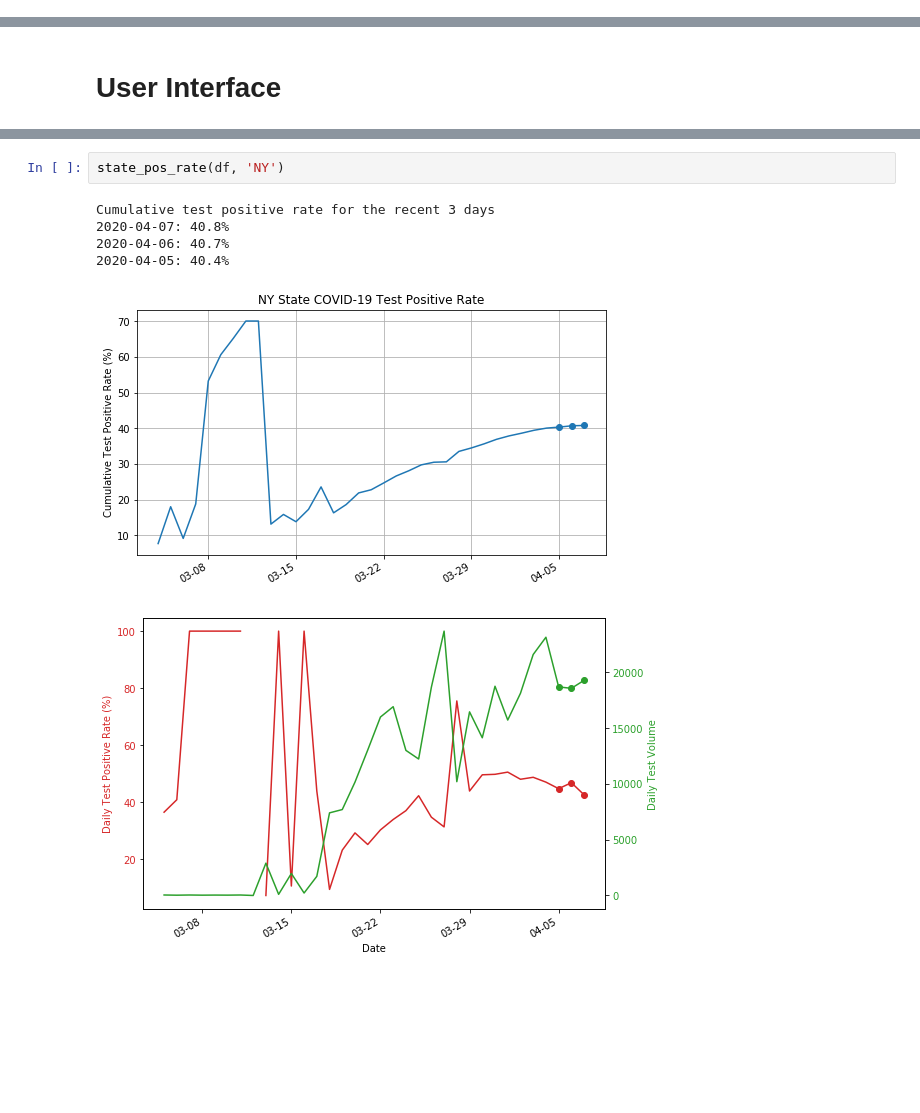
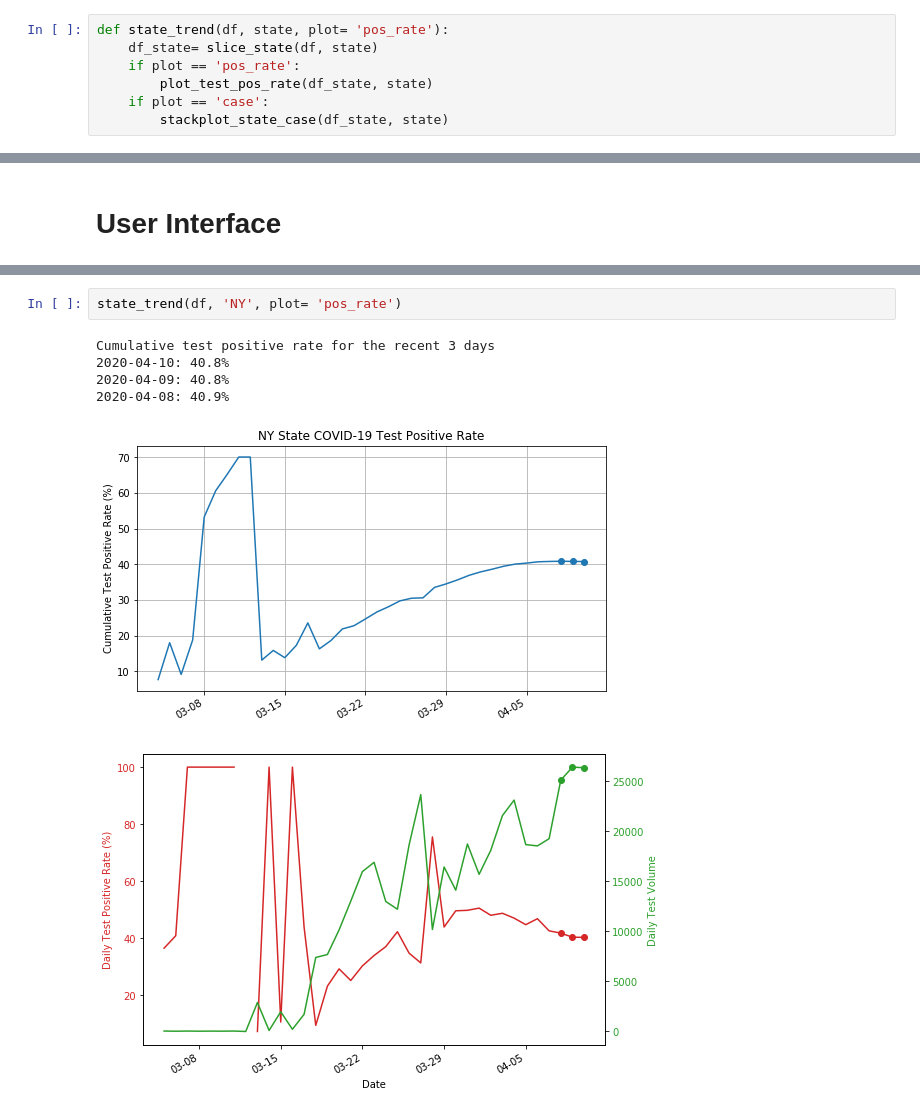
Before and after one commit to kl884/COVID-19-Test-Positive-Rate, a Jupyter notebook: python/COVID-19 Test Positive Rate.ipynb, the cells around one changed output, grey strips where cells are left out. Saved outputs shown, nothing was run; the diff lists cells and outputs as text; blank space fills up the shorter version.

```diff
--- a/python/COVID-19 Test Positive Rate.ipynb
+++ b/python/COVID-19 Test Positive Rate.ipynb
@@ -190,2 +92,9 @@ def state_pos_rate(df, state):
+# %%
+def state_trend(df, state, plot= 'pos_rate'):
+    df_state= slice_state(df, state)
+    if plot == 'pos_rate':
+        plot_test_pos_rate(df_state, state)
+    if plot == 'case':
+        stackplot_state_case(df_state, state)
 # %%
 def slice_state(df, state):
@@ -332,11 +283,11 @@ latest_by_state(df)
 [interactive output not drawn]
 [interactive output not drawn]
 # %%
-state_pos_rate(df, 'NY')
+state_trend(df, 'NY', plot= 'pos_rate')
 # %% [output]
 Cumulative test positive rate for the recent 3 days
-2020-04-07: 40.8%
-2020-04-06: 40.7%
-2020-04-05: 40.4%
+2020-04-10: 40.8%
+2020-04-09: 40.8%
+2020-04-08: 40.9%
-[figure, old version]
+[figure, new version]
-[figure, old version]
+[figure, new version]
```
Also changed, not shown: parts of 14 cells of this notebook, 3 other files.
